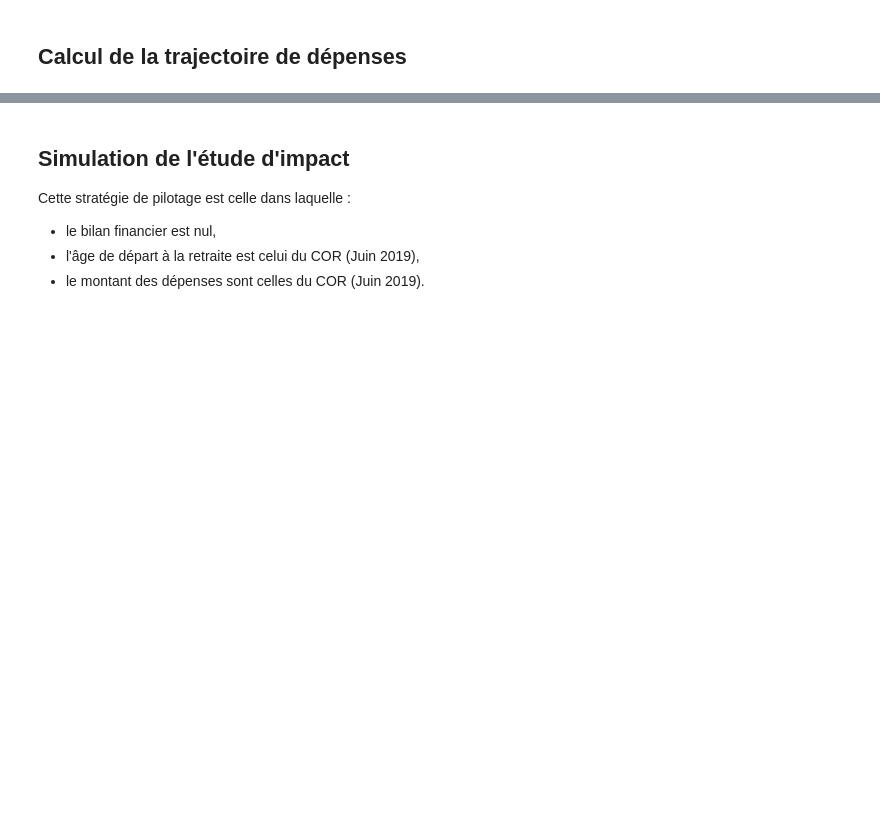
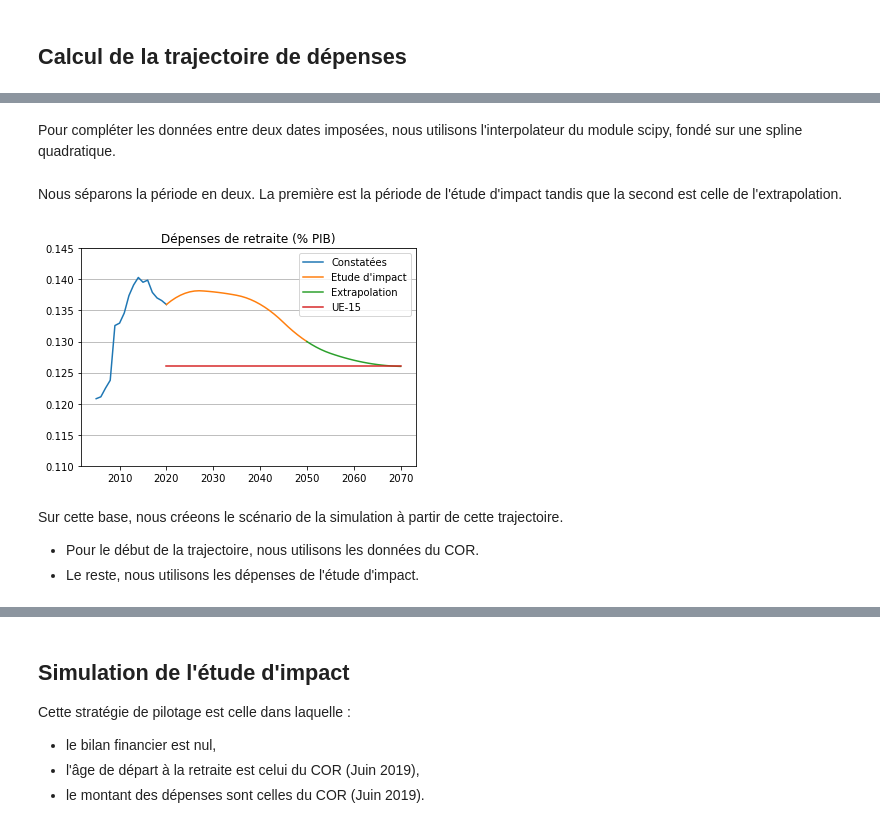
Before and after one commit to brunoscherrer/retraites, a Jupyter notebook: doc/simulation-Etude-Impact.ipynb, the cells around one changed output, grey strips where cells are left out. Drawn from its saved outputs; the diff is of its cells as text; code cells hidden in the pictures; blank space fills up the shorter version.

```diff
--- a/doc/simulation-Etude-Impact.ipynb
+++ b/doc/simulation-Etude-Impact.ipynb
@@ -55,0 +96,2 @@ pl.tight_layout(rect=[0, 0.03, 1, 0.95])
+# %% [markdown]
+Pour compléter les données entre deux dates imposées, nous utilisons l'interpolateur du module scipy, fondé sur une spline quadratique.
@@ -55,0 +100,23 @@ pl.tight_layout(rect=[0, 0.03, 1, 0.95])
+# %% [markdown]
+Nous séparons la période en deux. La première est la période de l'étude d'impact tandis que la second est celle de l'extrapolation.
+# %%
+annees_table_EI = range(2020,2051)
+depenses_table_EI = depenses_interpolateur(annees_table_EI)
+# %%
+annees_table_extrapolation = range(2050,2071)
+depenses_table_extrapolation = depenses_interpolateur(annees_table_extrapolation)
+# %%
+pl.plot(annees_constatees, depenses_constatees, label="Constatées")
+pl.plot(annees_table_EI, depenses_table_EI, label="Etude d'impact")
+pl.plot(annees_table_extrapolation, depenses_table_extrapolation, label="Extrapolation")
+pl.ylim(bottom=0.11, top=0.145)
+pl.title("Dépenses de retraite (% PIB)");
+pl.plot(annees,[0.126]*nb_annees, label="UE-15")
+pl.legend();
+pl.grid(axis="y")
+# %% [output]
+[figure, added]
+# %% [markdown]
+Sur cette base, nous créeons le scénario de la simulation à partir de cette trajectoire.
+* Pour le début de la trajectoire, nous utilisons les données du COR.
+* Le reste, nous utilisons les dépenses de l'étude d'impact.
```
Also changed, not shown: parts of 19 cells of this notebook, 4 other files.
